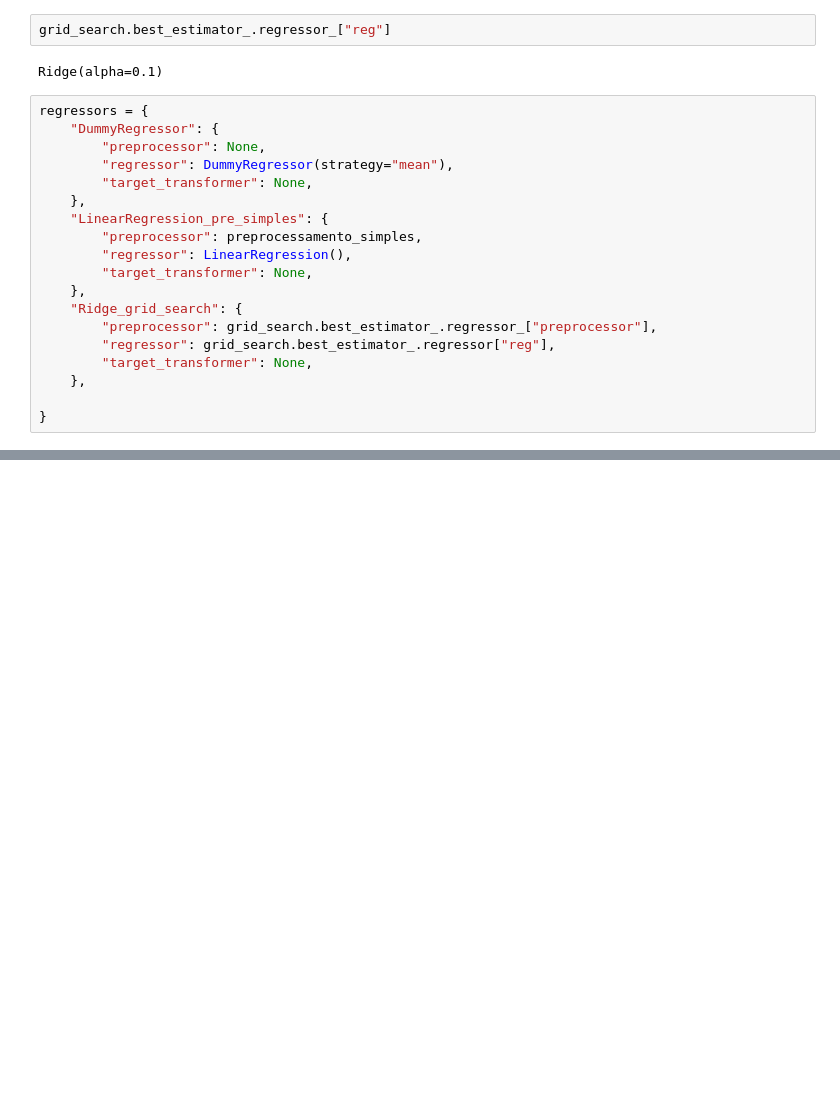
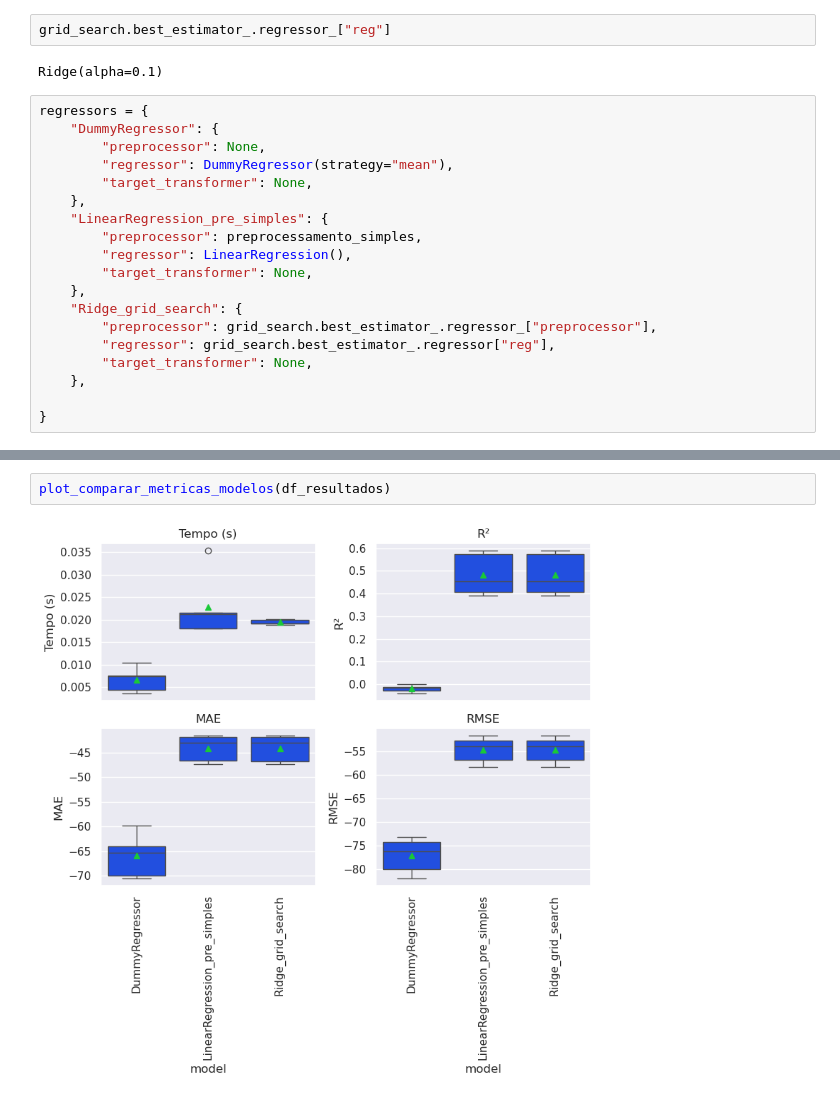
Before and after one commit to PauloViniciusR/regressao_modelos_lineares, a Jupyter notebook: notebooks/02_GridSearchCV.ipynb, the cells around one changed output, grey strips where cells are left out. Drawn from its saved outputs; the diff is of its cells as text; blank space fills up the shorter version.

```diff
--- a/notebooks/02_GridSearchCV.ipynb
+++ b/notebooks/02_GridSearchCV.ipynb
@@ -395,0 +408,4 @@ df_resultados
+# %%
+plot_comparar_metricas_modelos(df_resultados)
+# %% [output]
+[figure, added]
```
Also changed, not shown: parts of 3 cells of this notebook.
